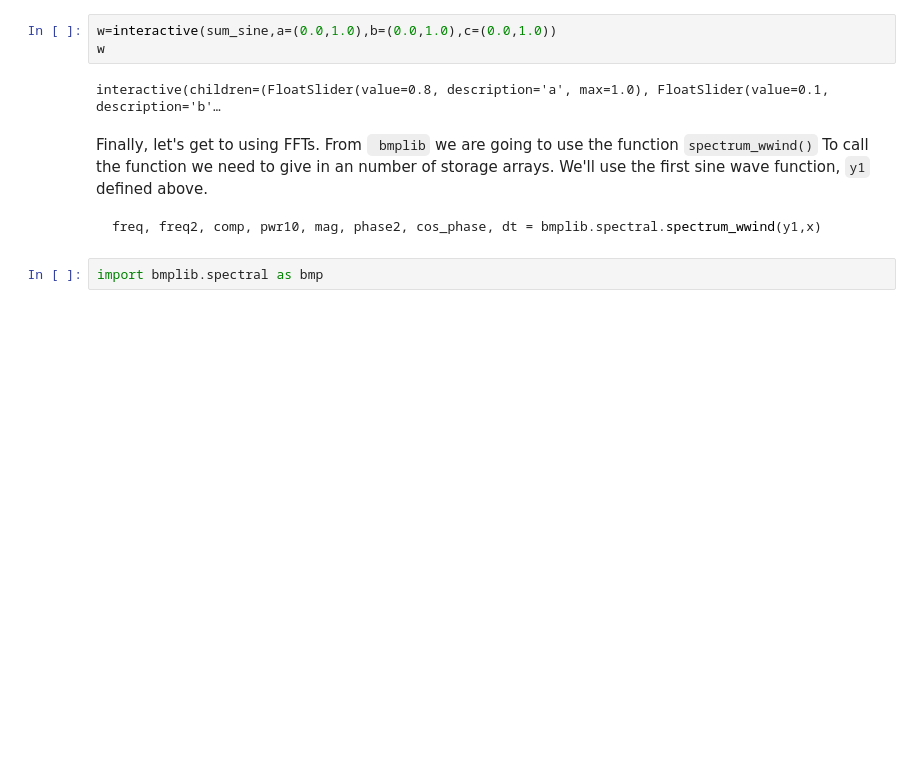
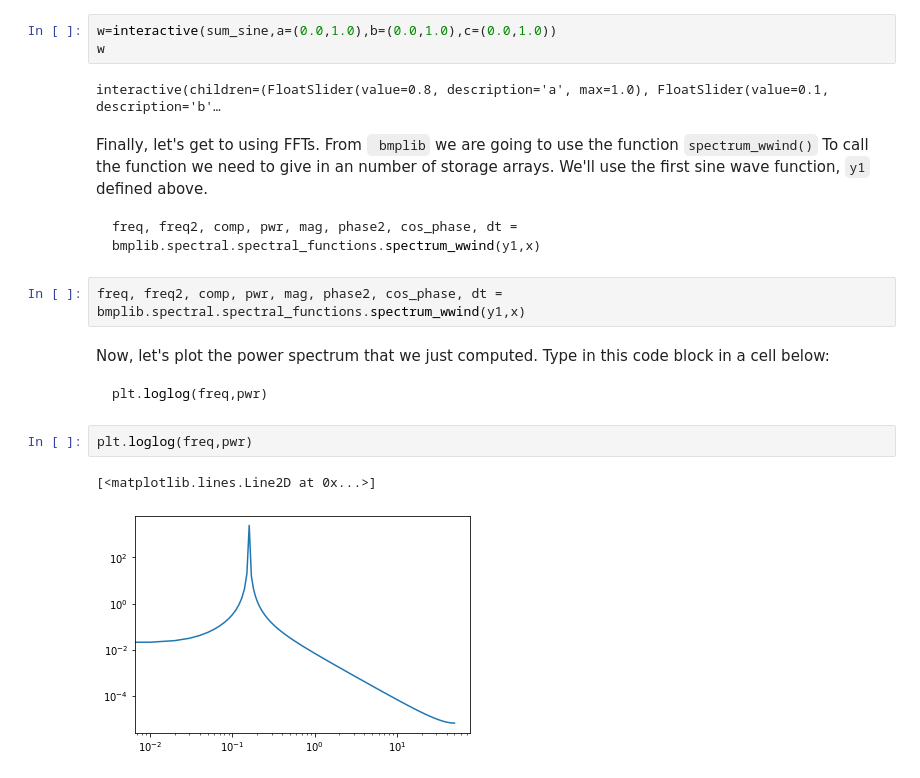
Before and after one commit to Bryn-Mawr-Plasma-Laboratory/bmplib, a Jupyter notebook: notebooks/Installing bmplib and FFT Tutorial.ipynb, the cells around one changed output. Cells and saved outputs as stored; diff of their text form; blank space fills up the shorter version.

````diff
--- a/notebooks/Installing bmplib and FFT Tutorial.ipynb
+++ b/notebooks/Installing bmplib and FFT Tutorial.ipynb
@@ -136,7 +136,17 @@ interactive(children=(FloatSlider(value=0.8, description='a', max=1.0), FloatSli
 Finally, let's get to using FFTs. From ``` bmplib``` we are going to use the function ```spectrum_wwind()```
 To call the function we need to give in an number of storage arrays. We'll use the first sine wave function, ```y1``` defined above.
 ```Python
-freq, freq2, comp, pwr10, mag, phase2, cos_phase, dt = bmplib.spectral.spectrum_wwind(y1,x)
+freq, freq2, comp, pwr, mag, phase2, cos_phase, dt = bmplib.spectral.spectral_functions.spectrum_wwind(y1,x)
 ```
 # %%
-import bmplib.spectral as bmp
+freq, freq2, comp, pwr, mag, phase2, cos_phase, dt = bmplib.spectral.spectral_functions.spectrum_wwind(y1,x)
+# %% [markdown]
+Now, let's plot the power spectrum that we just computed. Type in this code block in a cell below:
+```Python
+plt.loglog(freq,pwr)
+```
+# %%
+plt.loglog(freq,pwr)
+# %% [output]
+[<matplotlib.lines.Line2D at 0x...>]
+[figure, added]
````
Also changed, not shown: parts of 5 cells of this notebook.
